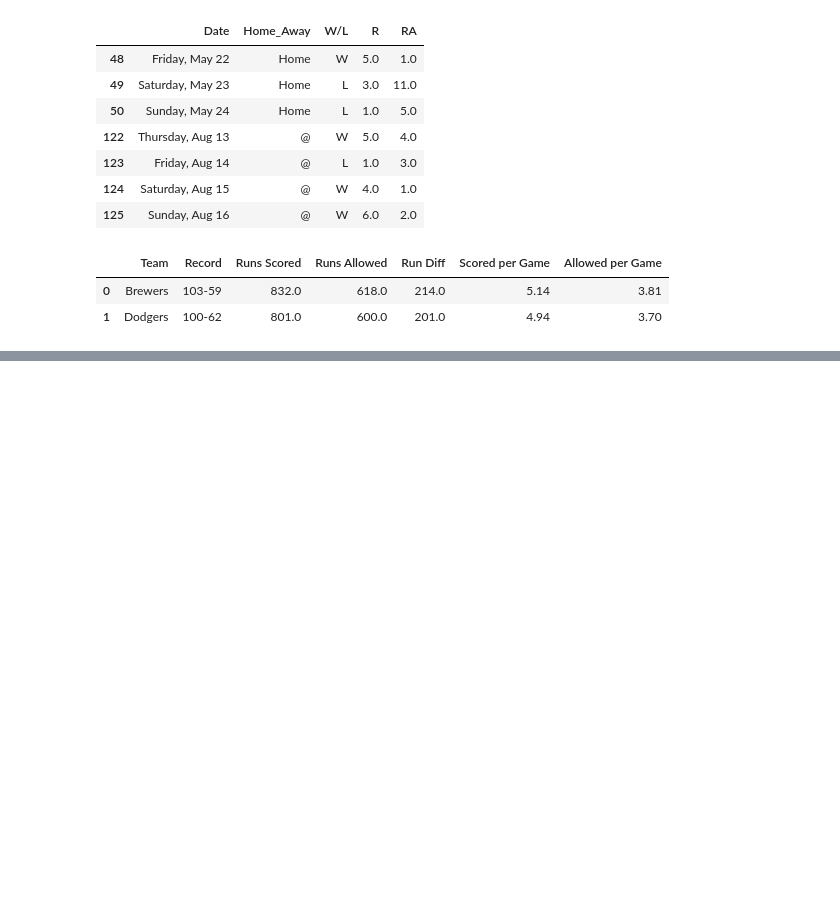
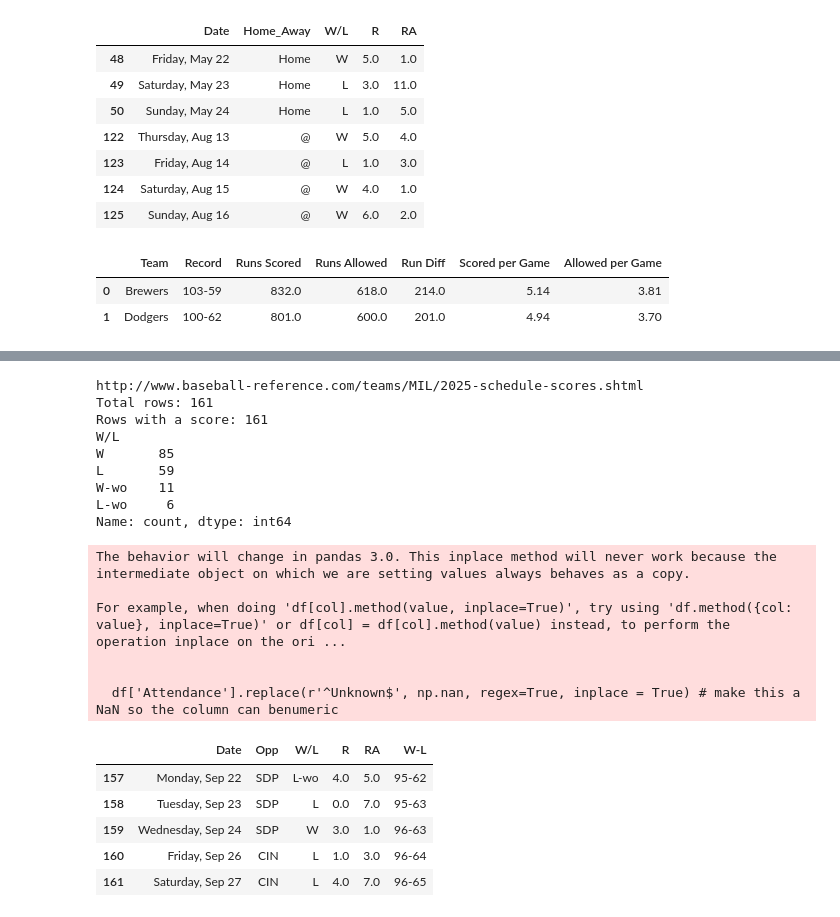
Before and after one commit to izzypitre/nlcs-2026-preview, a Jupyter notebook: nlcs_analysis.ipynb, the cells around one changed output, grey strips where cells are left out. Cells and saved outputs as stored; diff of their text form; code cells hidden in the pictures; blank space fills up the shorter version.

```diff
--- a/nlcs_analysis.ipynb
+++ b/nlcs_analysis.ipynb
@@ -191,0 +311,33 @@ Brewers run differential vs Dodgers: -2.0
+# %%
+# Investigate the 2025 Brewers data directly
+mil_2025 = schedule_and_record(2025, "MIL")
+played_2025 = mil_2025[mil_2025["R"].notna()]
+
+print("Total rows:", len(mil_2025))
+print("Rows with a score:", len(played_2025))
+print(played_2025.iloc[:162]["W/L"].value_counts())
+
+# Show the games around the end of the regular season
+played_2025.iloc[156:166][["Date", "Opp", "W/L", "R", "RA", "W-L"]]
+# %% [output]
+http://www.baseball-reference.com/teams/MIL/2025-schedule-scores.shtml
+Total rows: 161
+Rows with a score: 161
+W/L
+W       85
+L       59
+W-wo    11
+L-wo     6
+Name: count, dtype: int64
+The behavior will change in pandas 3.0. This inplace method will never work because the intermediate object on which we are setting values always behaves as a copy.
+
+For example, when doing 'df[col].method(value, inplace=True)', try using 'df.method({col: value}, inplace=True)' or df[col] = df[col].method(value) instead, to perform the operation inplace on the ori ...
+
+
+  df['Attendance'].replace(r'^Unknown$', np.nan, regex=True, inplace = True) # make this a NaN so the column can benumeric
+|  | Date | Opp | W/L | R | RA | W-L |
+| 157 | Monday, Sep 22 | SDP | L-wo | 4.0 | 5.0 | 95-62 |
+| 158 | Tuesday, Sep 23 | SDP | L | 0.0 | 7.0 | 95-63 |
+| 159 | Wednesday, Sep 24 | SDP | W | 3.0 | 1.0 | 96-63 |
+| 160 | Friday, Sep 26 | CIN | L | 1.0 | 3.0 | 96-64 |
+| 161 | Saturday, Sep 27 | CIN | L | 4.0 | 7.0 | 96-65 |
```
Also changed, not shown: parts of 3 cells of this notebook.
